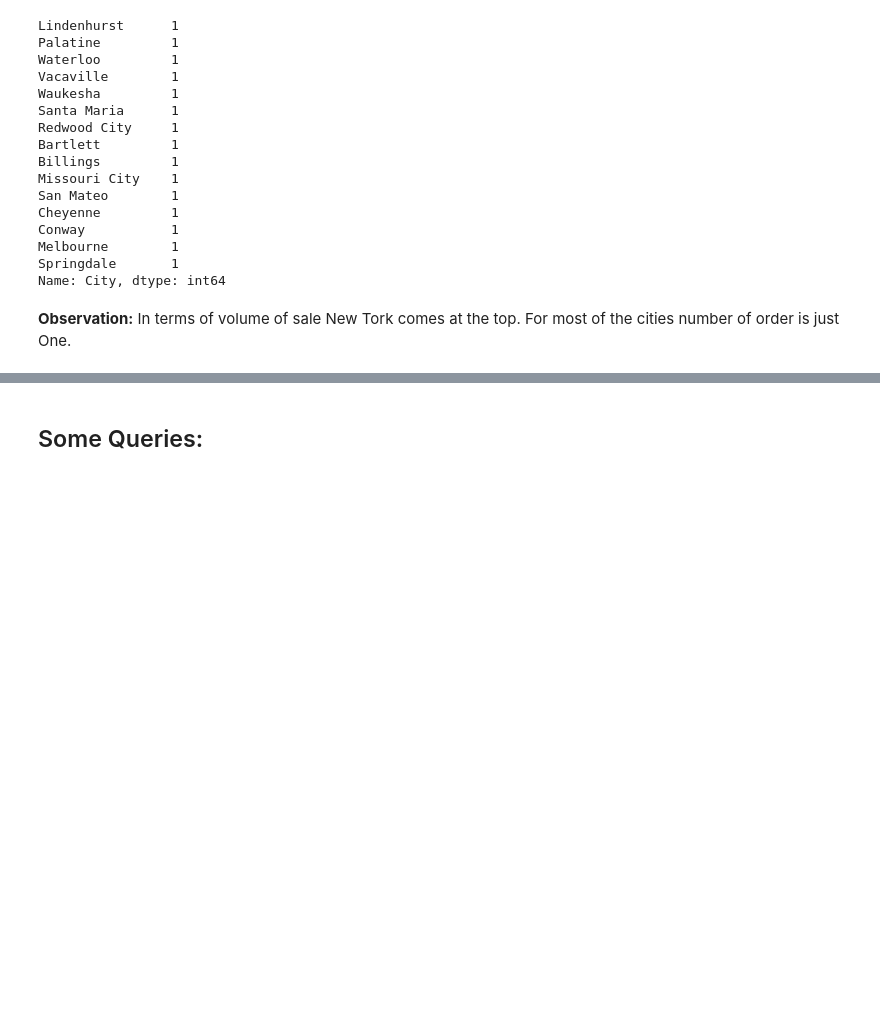
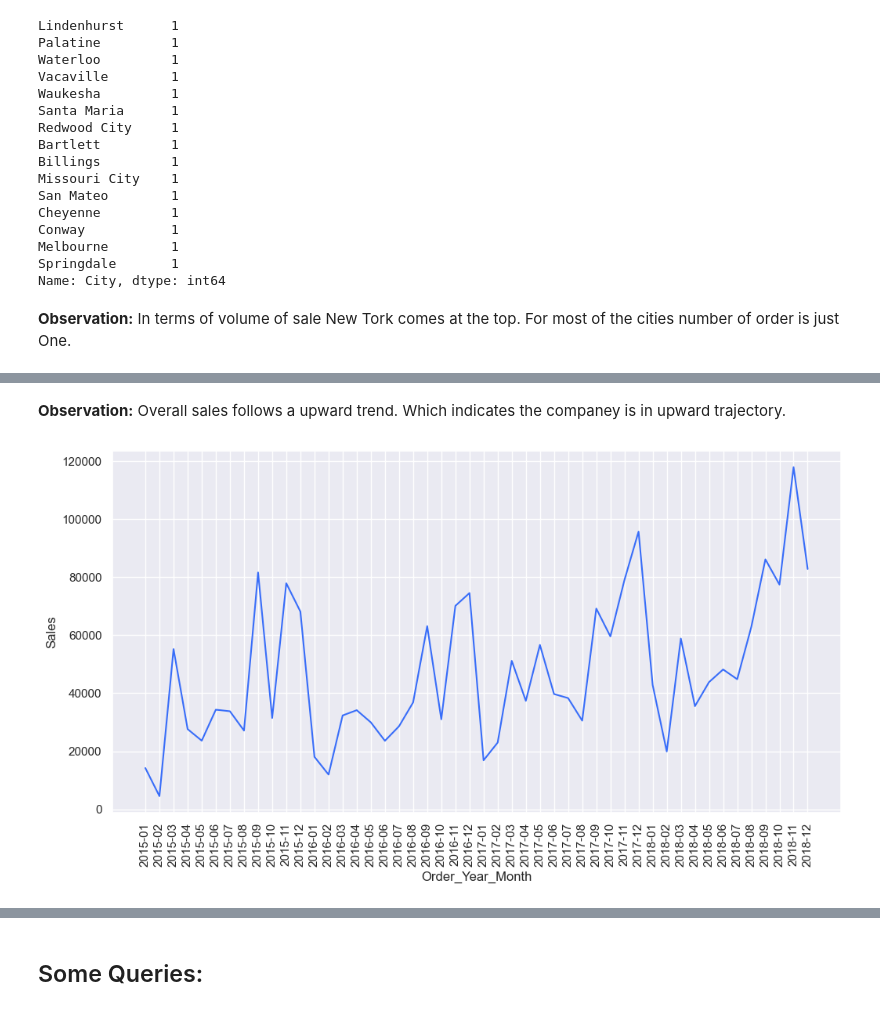
Before and after one commit to sakibtaseen/SuperStore-Exploratory-Analysis, a Jupyter notebook: SuperStore Data Analysis.ipynb, the cells around one changed output, grey strips where cells are left out. Saved outputs shown, nothing was run; the diff lists cells and outputs as text; code cells hidden in the pictures; blank space fills up the shorter version.

Commit message:
Trend data updated

```diff
--- a/SuperStore Data Analysis.ipynb
+++ b/SuperStore Data Analysis.ipynb
@@ -371 +372,13 @@ Text(0.5, 1.0, 'Percentage of Order by each region')
 [figure]
+# %% [markdown]
+**Observation:** Overall sales follows a upward trend. Which indicates the companey is in upward trajectory.
+# %%
+df["Order_Year_Month"] = df["Order_Date"].apply(lambda x: x.strftime("%Y-%m"))
+trend_data = df.groupby(by='Order_Year_Month').sum()['Sales'].reset_index()
+# %%
+plt.figure(figsize=(12,6))
+sns.lineplot(data=trend_data, x='Order_Year_Month', y='Sales')
+plt.xticks(rotation='vertical')
+plt.show()
+# %% [output]
+[figure, added]
```
Also changed, not shown: parts of 13 cells of this notebook.
